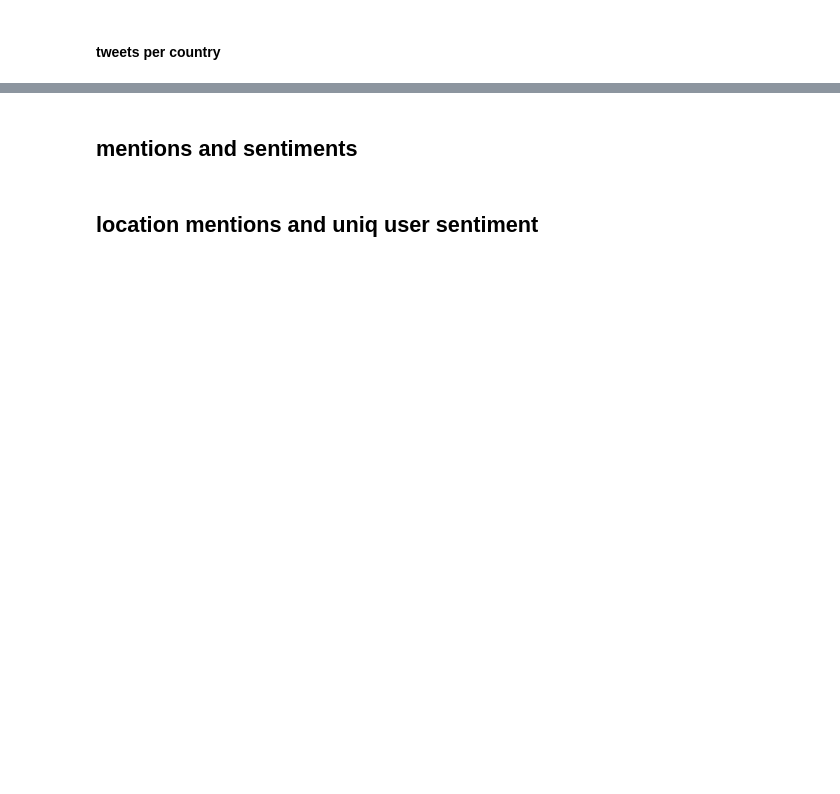
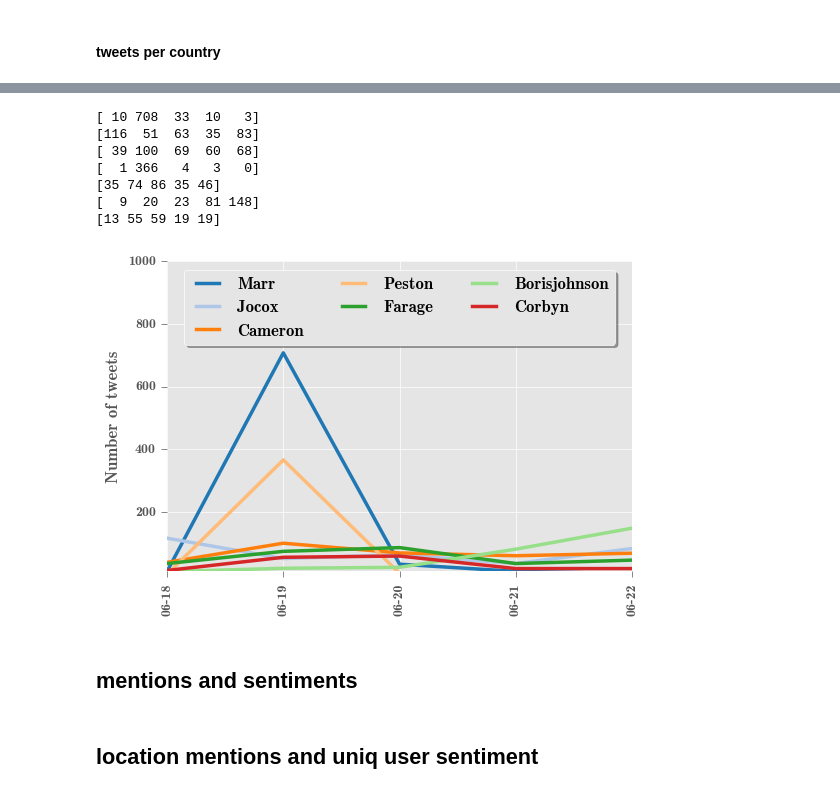
Before and after one commit to cristinadece/TwitterCrisis, a Jupyter notebook: plots_brexit.ipynb, the cells around one changed output, grey strips where cells are left out. Saved outputs shown, nothing was run; the diff lists cells and outputs as text; code cells hidden in the pictures; blank space fills up the shorter version.

```diff
--- a/plots_brexit.ipynb
+++ b/plots_brexit.ipynb
@@ -321,6 +464,7 @@ print dailyMentionDict[20150815]
 # %%
 #### line plots
-def plotLines(dailyMentionDict, countryMentions):
+def plotLines(dailyMentionDict, variables, plotname):
+
     # http://www.randalolson.com/2014/06/28/how-to-make-beautiful-data-visualizations-in-python-with-matplotlib/
     # Now that the plot is prepared, it's time to actually plot the data!
     # Note that I plotted the majors in order of the highest % in the final year.
@@ -330,8 +474,10 @@ def plotLines(dailyMentionDict, countryMentions):
 #               'Turkey', 'Yemen', 'India',
 #               'France', 'Greece', 'Libya',
 #               'Austria', 'Italy', 'China', 'Lebanon']
-    majors = ["Croatia", "Hungary", "Austria", "Germany", "Serbia", "Macedonia", "Greece", "United Kingdom"]
-    majors_alpha = sorted(majors) # 20 countries
+
+#     majors = ["Croatia", "Hungary", "Austria", "Germany", "Serbia", "Macedonia", "Greece", "United Kingdom"]
+
+    majors_alpha = sorted(variables) # 20 countries
     ind = range(len(majors_alpha)) # 0:19
     days = dailyMentionDict.keys() # 0:29
 
@@ -367,8 +513,8 @@ def plotLines(dailyMentionDict, countryMentions):
 
 #     Limit the range of the plot to only where the data is.
 #     Avoid unnecessary whitespace.
-    plt.ylim(10, 1000000)
-#     plt.xlim(-1, 35)
+    plt.ylim(10, 1000)
+#     plt.xlim(-1, 6)
 
     # Make sure your axis ticks are large enough to be easily read.
     # You don't want your viewers squinting to read your plot.
@@ -377,32 +523,20 @@ def plotLines(dailyMentionDict, countryMentions):
     plt.xticks(range(30), new_days, fontsize=10, rotation=90)
 
     ### devo iterare il dizionario in modo verticale
-#     elim_countries = ["iran", "ivory coast"]
-#     keep_countries = ["croatia", "hungary", "austria", "germany", "serbia", "macedonia", "greece"]
-    keep_countries = ["syria", "nigeria", "ivory coast", "israel", "turkey", "lybia", "iraq", "iran"]
-    for rank, country in enumerate(keep_countries):
-        countryValues = list()
+    for rank, mention in enumerate(variables):
+        mentionValues = list()
         for day in days:
-            countryValues.append(0 if country not in dailyMentionDict[day] else dailyMentionDict[day][country])
+            mentionsFreq = {x : y for [x, y] in dailyMentionDict[day]}
+            mentionValues.append(0 if mention not in mentionsFreq else mentionsFreq[mention])
 
-        #countryValues = [float(x)/N for x in countryValues]
-#         if max(countryValues)<1000: continue
-        data = np.array(countryValues)
-#         data = (data - np.mean(data))
-        if country == "syria":
-            data[23] = 5500
-        if country == "macedonia":
-            data[3] = 1
-        plt.semilogy(range(30), data,lw=2.5, color=tableau20[rank], label = " ".join([x.capitalize() for x in country.split()]))
+        data = np.array(mentionValues)
+        print data
+
+        plt.plot(range(len(data)), data,lw=2.5, color=tableau20[rank], label = " ".join([x.capitalize() for x in mention.split()]))
 
 #     plt.legend(loc='upper left')
     plt.legend(loc='upper center', bbox_to_anchor=(0.5, 1.0),
           ncol=3, fancybox=True, shadow=True)
     plt.ylabel("Number of tweets")
-    plt.savefig("/Users/muntean/refugees-output/plots/Top_migrant_crisis_ORIENT.pdf")
+    plt.savefig(plotname)
     plt.show()
-
-    # Send updated figure object to Plotly, show result in notebook
-    # https://plot.ly/python/line-and-scatter-plots-tutorial/
-    # http://nbviewer.jupyter.org/github/plotly/python-user-guide/blob/master/s6_matplotlylib/s6_matplotlylib.ipynb
-    # py.iplot(country_lines, filename='plotly-lines')
@@ -411,3 +543,14 @@ plotLines(dailyMentionDict, top20CountryMentions)
+# %%
+plotLines(pre_dailyMentionDict, politician_ht, "/home/muntean/brexit-enriched/plots/politician_ht_mentions_pre.pdf")
+# %% [output]
+[ 10 708  33  10   3]
+[116  51  63  35  83]
+[ 39 100  69  60  68]
+[  1 366   4   3   0]
+[35 74 86 35 46]
+[  9  20  23  81 148]
+[13 55 59 19 19]
+[figure, added]
 # %% [markdown]
 ## mentions and sentiments
 # %%
```
Also changed, not shown: parts of 29 cells of this notebook, 1 other file.
